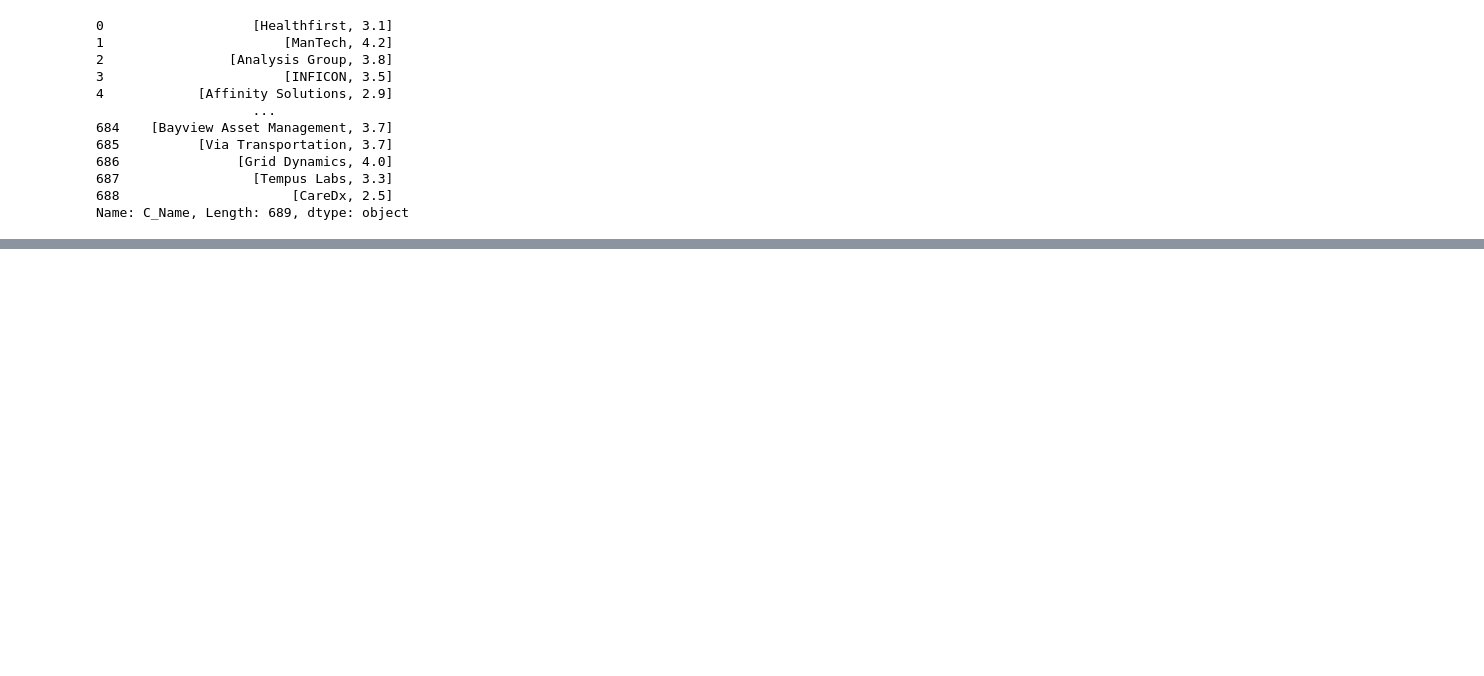
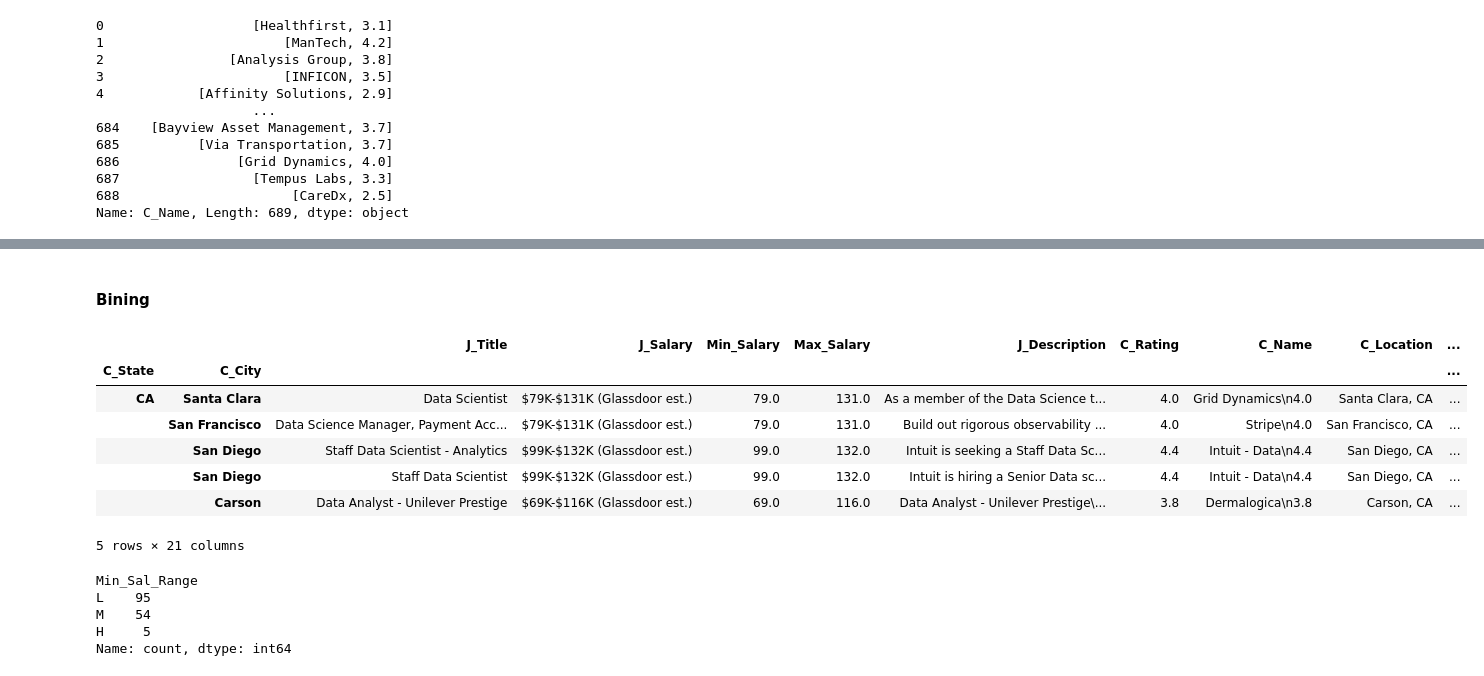
Before and after one commit to sagarbarge/Glassdoor-Jobs-Data-Wrangling, a Jupyter notebook: Glassdoor_Jobs_Data_Wrangling.ipynb, the cells around one changed output, grey strips where cells are left out. Drawn from its saved outputs; the diff is of its cells as text; code cells hidden in the pictures; blank space fills up the shorter version.

```diff
--- a/Glassdoor_Jobs_Data_Wrangling.ipynb
+++ b/Glassdoor_Jobs_Data_Wrangling.ipynb
@@ -401,0 +729,25 @@ df.head()
+# %% [markdown]
+#### Bining
+# %%
+df3 = df2.copy()
+# %%
+df3['Min_Sal_Range'] = pd.cut(df2['Min_Salary'], bins=[56,100,160,330], labels=['L','M', 'H'])
+# %%
+df3.head()
+# %% [output]
+|  |  | J_Title | J_Salary | Min_Salary | Max_Salary | J_Description | C_Rating | C_Name | C_Location | ... |
+| C_State | C_City |  |  |  |  |  |  |  |  | ... |
+| CA | Santa Clara | Data Scientist | $79K-$131K (Glassdoor est.) | 79.0 | 131.0 | As a member of the Data Science t... | 4.0 | Grid Dynamics\n4.0 | Santa Clara, CA | ... |
+|  | San Francisco | Data Science Manager, Payment Acc... | $79K-$131K (Glassdoor est.) | 79.0 | 131.0 | Build out rigorous observability ... | 4.0 | Stripe\n4.0 | San Francisco, CA | ... |
+|  | San Diego | Staff Data Scientist - Analytics | $99K-$132K (Glassdoor est.) | 99.0 | 132.0 | Intuit is seeking a Staff Data Sc... | 4.4 | Intuit - Data\n4.4 | San Diego, CA | ... |
+|  | San Diego | Staff Data Scientist | $99K-$132K (Glassdoor est.) | 99.0 | 132.0 | Intuit is hiring a Senior Data sc... | 4.4 | Intuit - Data\n4.4 | San Diego, CA | ... |
+|  | Carson | Data Analyst - Unilever Prestige | $69K-$116K (Glassdoor est.) | 69.0 | 116.0 | Data Analyst - Unilever Prestige\... | 3.8 | Dermalogica\n3.8 | Carson, CA | ... |
+5 rows × 21 columns
+# %%
+df3.Min_Sal_Range.value_counts()
+# %% [output]
+Min_Sal_Range
+L    95
+M    54
+H     5
+Name: count, dtype: int64
```
Also changed, not shown: parts of 47 cells of this notebook.
